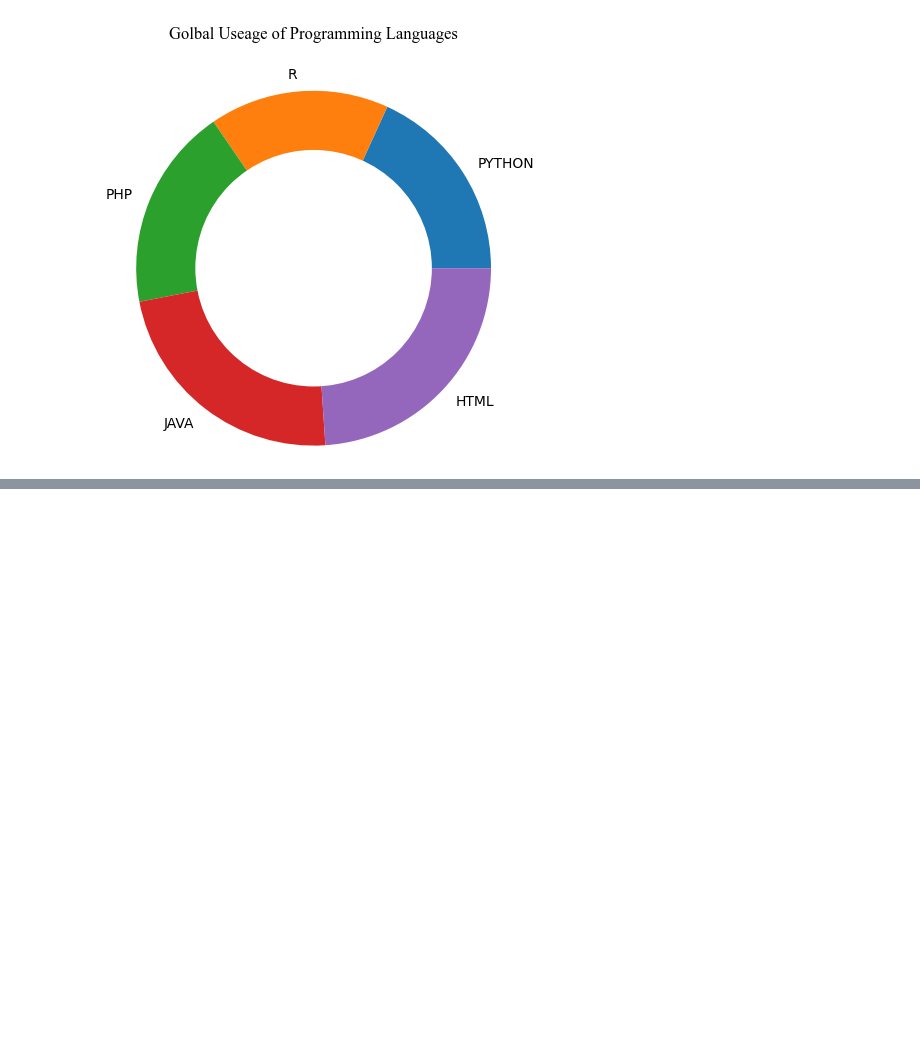
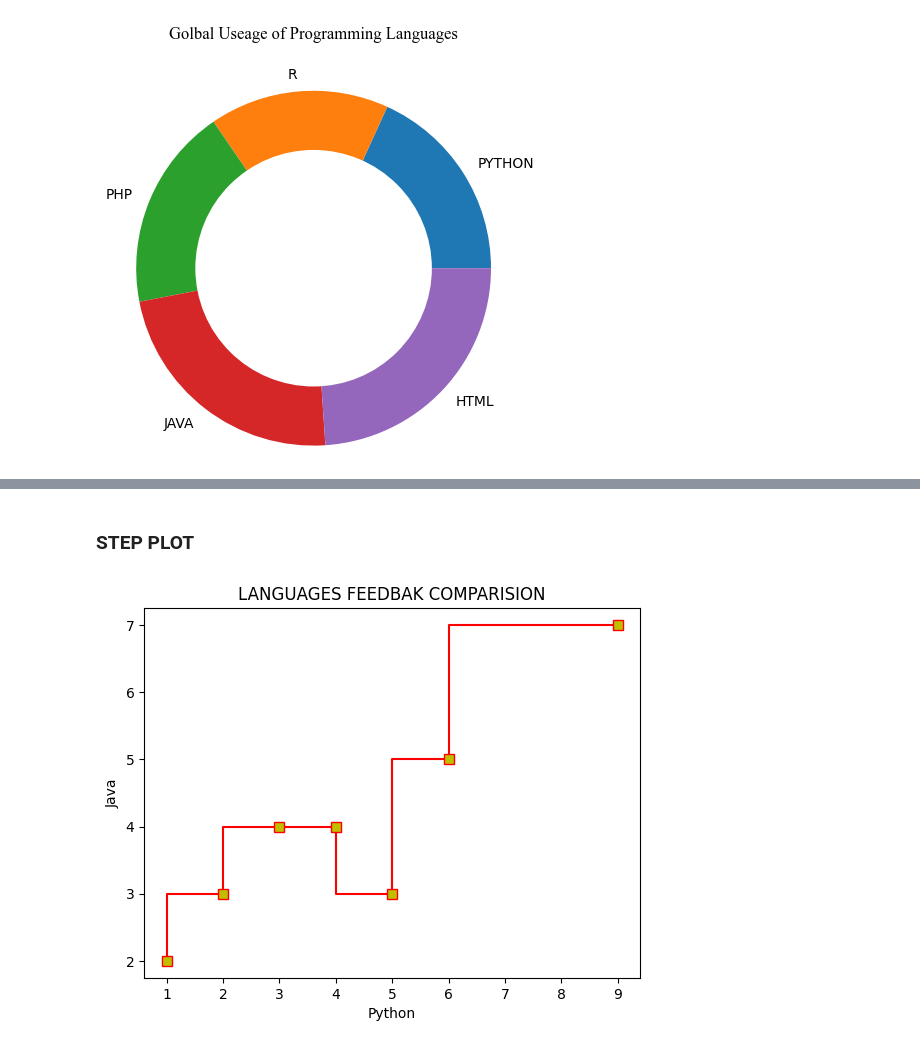
Before and after one commit to fahadabid545/Taskify-API, a Jupyter notebook: project_3.ipynb, the cells around one changed output, grey strips where cells are left out. Saved outputs shown, nothing was run; the diff lists cells and outputs as text; code cells hidden in the pictures; blank space fills up the shorter version.

```diff
--- a/project_3.ipynb
+++ b/project_3.ipynb
@@ -130,0 +235,19 @@ plt.show()
+# %% [markdown]
+### STEP PLOT
+# %%
+import matplotlib.pyplot as plt
+
+x=[1,2,3,4,5,6,9]
+y=[2,3,4,4,3,5,7]
+plt.step(x,y,
+        color="r",                   # Changing line color to red
+        marker="s",                  # Changing marker shape to square
+        mfc="y",                     # Changing marker color to yellow
+        ms=7)                        # Changing marker size
+plt.title("LANGUAGES FEEDBAK COMPARISION")
+plt.xlabel("Python")
+plt.ylabel("Java")
+
+plt.show()
+# %% [output]
+[figure, added]
```
Also changed, not shown: parts of 23 cells of this notebook.
